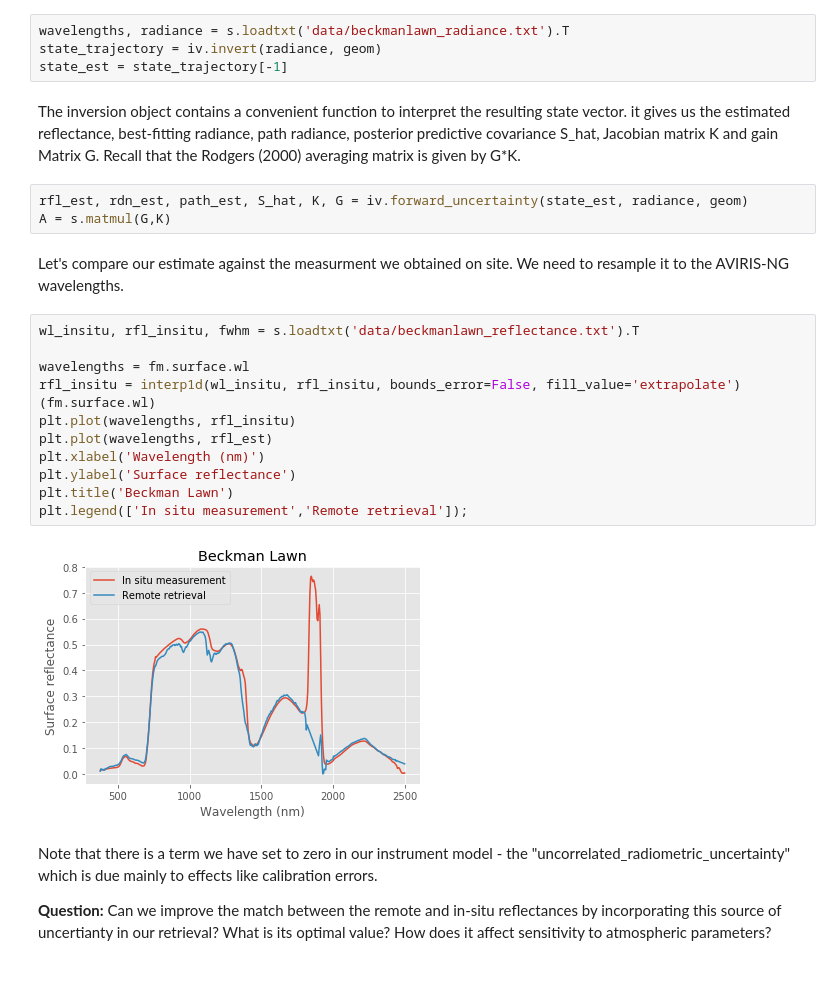
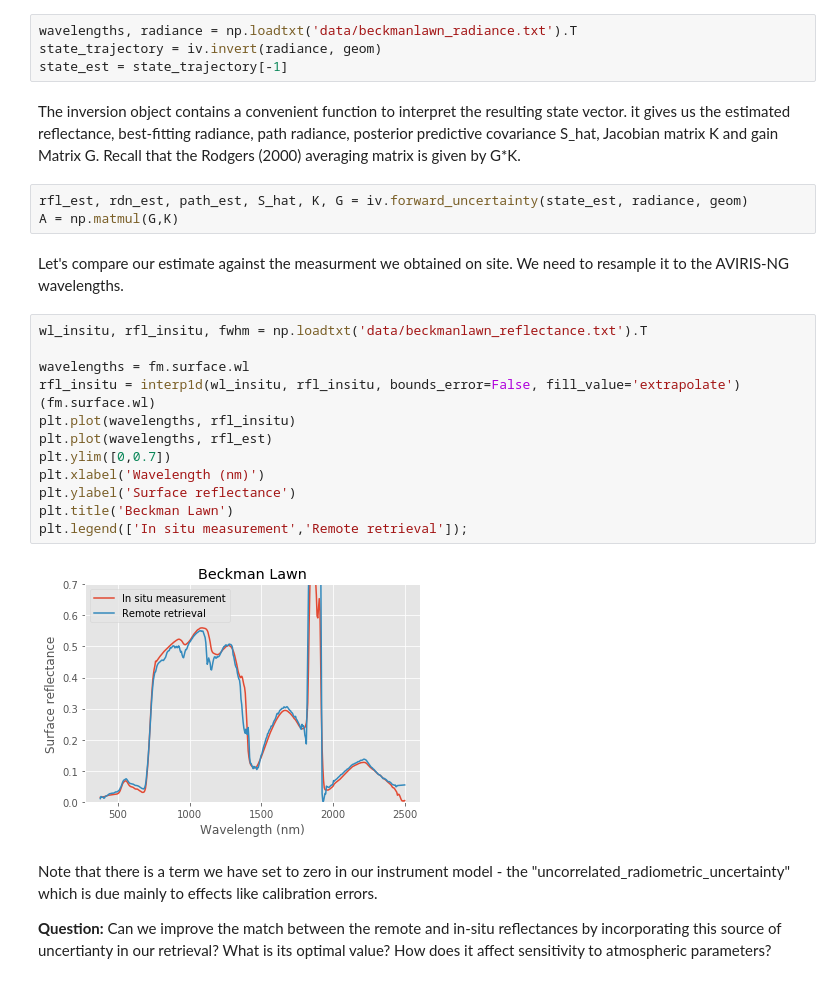
Before and after one commit to davidraythompson/istutor, a Jupyter notebook: 12_OptimalEstimationB/12_OE_Inverse.ipynb, the cells around one changed output. Saved outputs shown, nothing was run; the diff lists cells and outputs as text.

```diff
--- a/12_OptimalEstimationB/12_OE_Inverse.ipynb
+++ b/12_OptimalEstimationB/12_OE_Inverse.ipynb
@@ -79,29 +79,30 @@ iv = Inversion(inverse_config, fm)
 # %% [markdown]
 Load our Beckman Lawn reflectance, and try the inversion.
 # %%
-wavelengths, radiance = s.loadtxt('data/beckmanlawn_radiance.txt').T
+wavelengths, radiance = np.loadtxt('data/beckmanlawn_radiance.txt').T
 state_trajectory = iv.invert(radiance, geom)
 state_est = state_trajectory[-1]
 # %% [markdown]
 The inversion object contains a convenient function to interpret the resulting state vector. it gives us the estimated reflectance, best-fitting radiance, path radiance, posterior predictive covariance S_hat, Jacobian matrix K and gain Matrix G.  Recall that the Rodgers (2000) averaging matrix is given by G*K.
 # %%
 rfl_est, rdn_est, path_est, S_hat, K, G = iv.forward_uncertainty(state_est, radiance, geom)
-A = s.matmul(G,K)
+A = np.matmul(G,K)
 # %% [markdown]
 Let's compare our estimate against the measurment we obtained on site.  We need to resample it to the AVIRIS-NG wavelengths.
 # %%
-wl_insitu, rfl_insitu, fwhm = s.loadtxt('data/beckmanlawn_reflectance.txt').T
+wl_insitu, rfl_insitu, fwhm = np.loadtxt('data/beckmanlawn_reflectance.txt').T
 
 wavelengths = fm.surface.wl
 rfl_insitu = interp1d(wl_insitu, rfl_insitu, bounds_error=False, fill_value='extrapolate')(fm.surface.wl)
 plt.plot(wavelengths, rfl_insitu)
 plt.plot(wavelengths, rfl_est)
+plt.ylim([0,0.7])
 plt.xlabel('Wavelength (nm)')
 plt.ylabel('Surface reflectance')
 plt.title('Beckman Lawn')
 plt.legend(['In situ measurement','Remote retrieval']);
 # %% [output]
-[figure, old version]
+[figure, new version]
 # %% [markdown]
 Note that there is a term we have set to zero in our instrument model - the "uncorrelated_radiometric_uncertainty" which is due mainly to effects like calibration errors.
 
```
Also changed, not shown: parts of 1 cell of this notebook, 1 other file.
